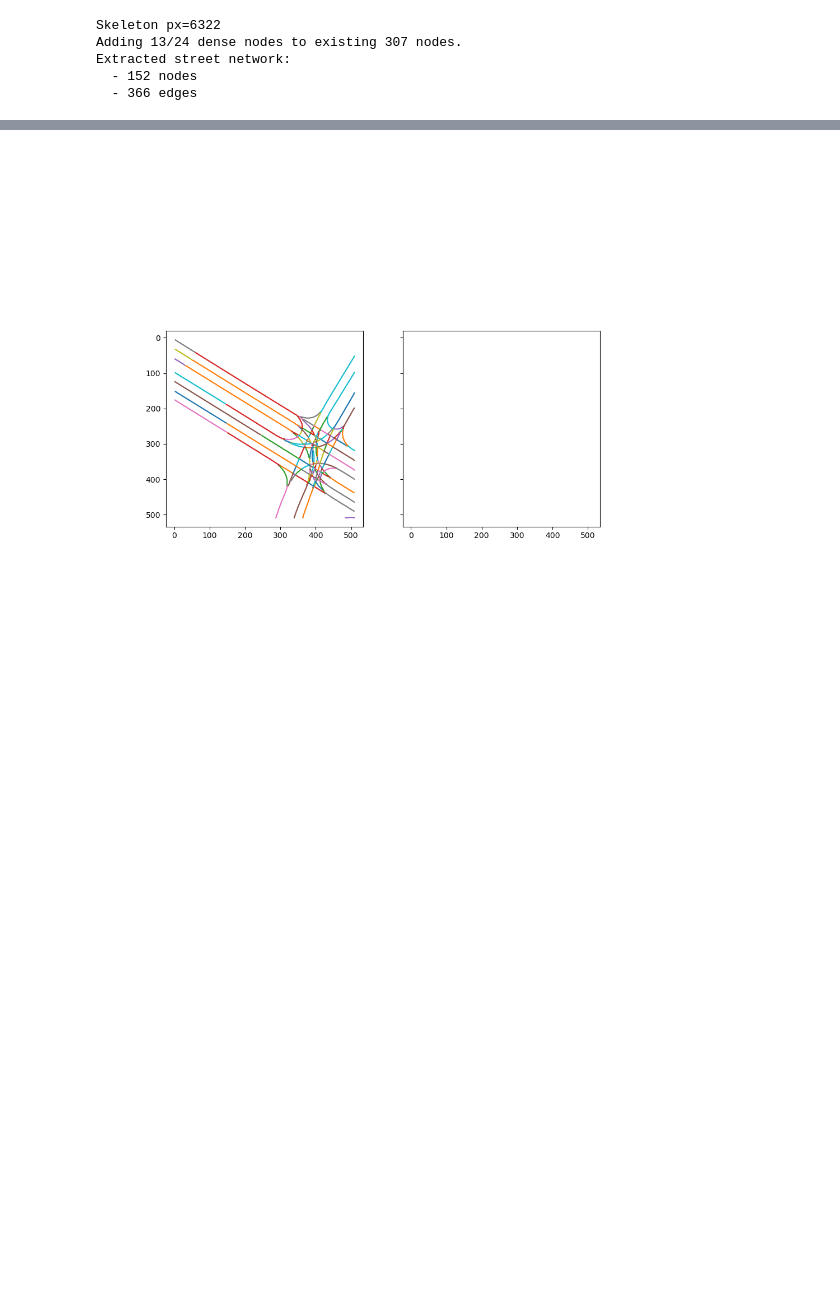
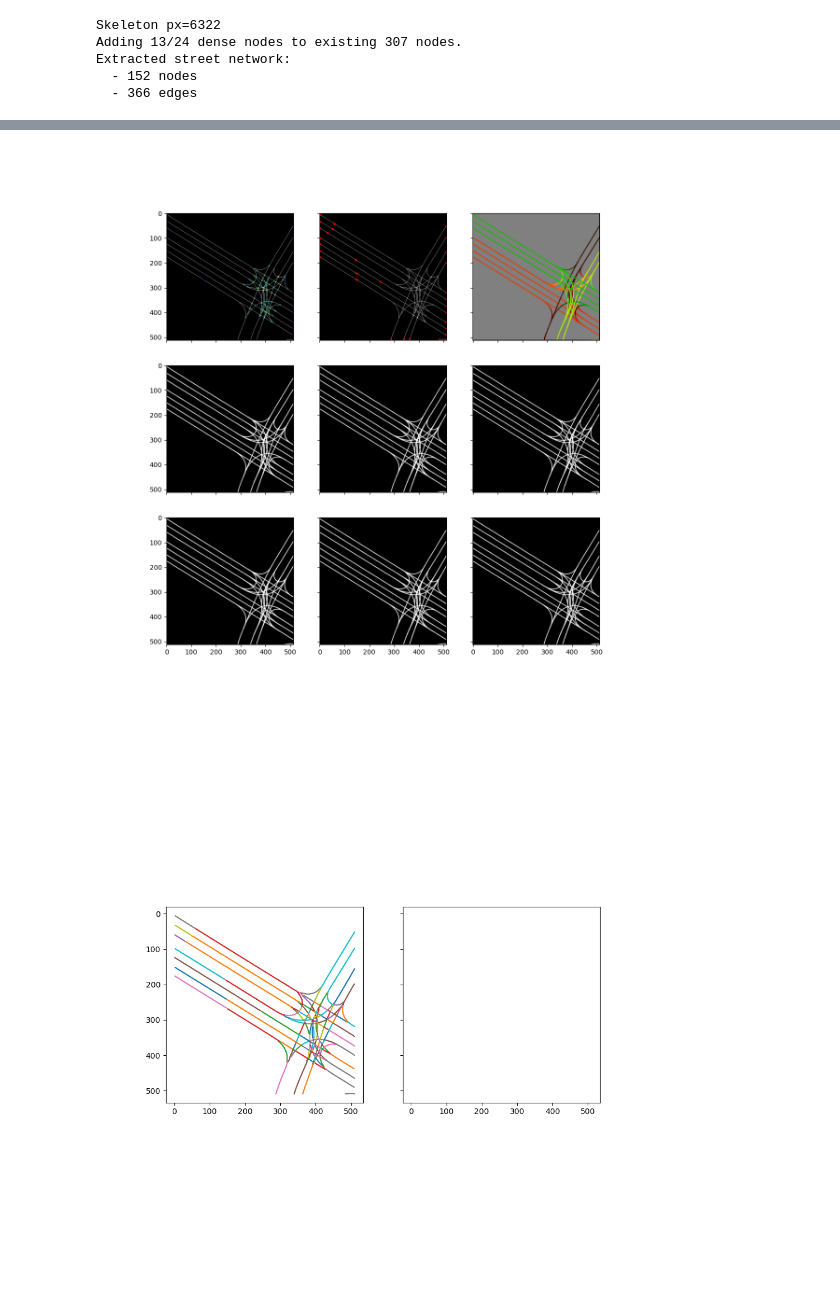
Before and after one commit to Excitablecell/extract-raster-network, a Jupyter notebook: extract_lanes.ipynb, the cells around one changed output, grey strips where cells are left out. Drawn from its saved outputs; the diff is of its cells as text; code cells hidden in the pictures; blank space fills up the shorter version.

Commit message:
feat: add graph reduce

```diff
--- a/extract_lanes.ipynb
+++ b/extract_lanes.ipynb
@@ -313,0 +47,97 @@ max yaw_rate: 149.1, threshold: 60.0
+# %%
+from vectorization import (find_terminal_nodes, connect_small_gaps, reduce_graph,
+                           find_branching_nodes, find_node_directions,
+                           find_paths_among_terminals, normalize_dx_dy,
+                           downsample_path, path_is_smooth, fit_cubic_polynomial)
+
+
+def connect_terminal_nodes(graph: nx.Graph) -> nx.Graph:
+
+    fig, axes = plt.subplots(3, 3, figsize=(12, 12), sharex=True, sharey=True)
+    axes = axes.ravel()
+    axes[0].imshow(skel.T, cmap='gray')
+    axes[1].imshow(skel.T, cmap='gray')
+    axes[2].imshow(img_color)
+    axes[3].imshow(img_gray)
+    axes[4].imshow(img_gray)
+    axes[5].imshow(img_gray)
+    axes[6].imshow(img_gray)
+    axes[7].imshow(img_gray)
+    axes[8].imshow(img_gray)
+
+    # Visualize the nodes, colored by degrees of connectivity
+    nodes = np.array([node for (node, degree) in graph.degree()], dtype=float)
+    degrees = np.array([degree for (node, degree) in graph.degree()], dtype=float)
+    axes[0].scatter(nodes[:, 0], nodes[:, 1], c=degrees, s=1)
+
+    # Fix small gaps in the orignal graph
+    nodes_1_degree = find_terminal_nodes(graph)
+    graph = connect_small_gaps(graph, nodes_1_degree, thresh=8)
+    nodes_1_degree_np = np.array(nodes_1_degree)
+    axes[1].scatter(nodes_1_degree_np[:, 0], nodes_1_degree_np[:, 1], c='red', s=3)
+
+    # Simplify the graph
+    changed = True
+    while changed:
+        graph, changed = reduce_graph(graph)
+
+    nodes_terminal = find_terminal_nodes(graph)
+    nodes_branching = find_branching_nodes(graph, nodes_terminal)
+    nodes_terminal, nodes_branching = find_node_directions(graph, nodes_terminal, nodes_branching, img_color)
+
+    nodes_terminal_np = np.array(nodes_terminal)
+    nodes_branching_np = np.array(nodes_branching)
+    inlets = nodes_branching_np[nodes_branching_np[:, -1] > 0.5]
+    outlets = nodes_branching_np[nodes_branching_np[:, -1] < 0.5]
+    print(f'found {inlets.shape[0]} inlets, {outlets.shape[0]} outlets')
+
+    axes[2].quiver(inlets[:, 0], inlets[:, 1], inlets[:, 2], inlets[:, 3],
+                   color='r', angles='xy', scale_units='xy', scale=0.1)
+    axes[2].quiver(outlets[:, 0], outlets[:, 1], outlets[:, 2], outlets[:, 3],
+                   color='g', angles='xy', scale_units='xy', scale=0.1)
+    # axes[2].quiver(nodes_directed_np[:, 0], nodes_directed_np[:, 1], nodes_directed_np[:, 4], nodes_directed_np[:, 5],
+    #                color='b', angles='xy', scale_units='xy', scale=0.1)
+    paths, path_waypoints = find_paths_among_terminals(graph, inlets, outlets)
+
+    for path, waypoints in zip(paths, path_waypoints):
+        path = np.array(path, dtype=float)
+        xs = path[:, 0]
+        ys = path[:, 1]
+        axes[3].plot(xs, ys)
+
+        dx = np.diff(path[:, 0])
+        dy = np.diff(path[:, 1])
+        dx, dy = normalize_dx_dy(dx, dy)
+        axes[4].quiver(xs[:-1], ys[:-1], dx, dy, color='g', angles='xy', scale_units='xy', scale=0.1)
+
+        # yaw = np.arctan2(dy, dx)
+        # yaw_diff = np.fabs(np.rad2deg(np.diff(yaw)))
+        # if np.all(yaw_diff < 60):
+        #     axes[5].plot(xs, ys)
+
+        waypoints = np.array(waypoints, dtype=float)
+        waypoints = downsample_path(waypoints, 2)
+        if waypoints.shape[0] != 0:
+            xs = waypoints[:, 0]
+            ys = waypoints[:, 1]
+            axes[5].plot(xs, ys)
+
+            if path_is_smooth(waypoints, 60.0):
+                axes[7].plot(xs, ys)
+
+            cubic_spline, curve = fit_cubic_polynomial(xs, ys)
+            axes[8].plot(curve[:, 0], curve[:, 1])
+
+    axes[0].set_aspect('equal')
+    axes[1].set_aspect('equal')
+    axes[2].set_aspect('equal')
+    axes[3].set_aspect('equal')
+    axes[4].set_aspect('equal')
+    axes[5].set_aspect('equal')
+
+    plt.show()
+
+    return graph
+
+connect_terminal_nodes(graph)
+# %% [output]
@@ -314,3 +155,4 @@ max yaw_rate: 149.1, threshold: 60.0
+[figure, added]
 # %%
 def plot_polylines(polylines: list) -> None:
     fig, axes = plt.subplots(1, 2, figsize=(10, 10), sharex=True, sharey=True)
```
Also changed, not shown: parts of 2 cells of this notebook, 1 other file.
